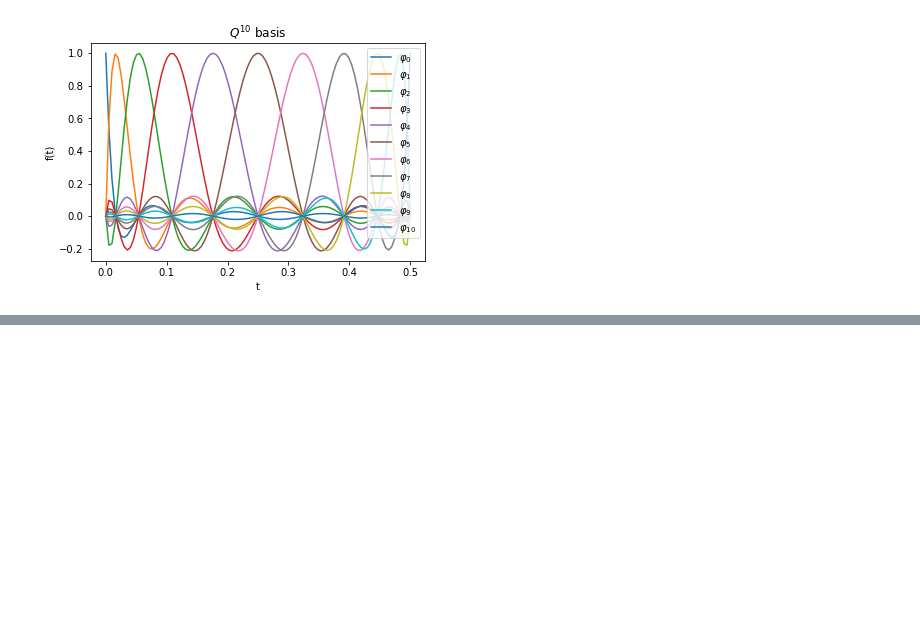
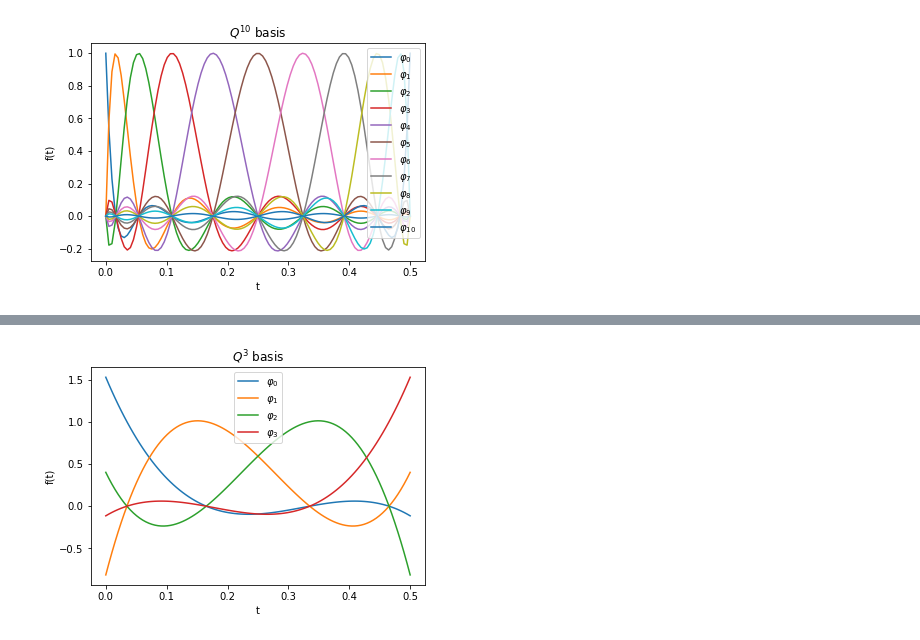
Before and after one commit to mathmerizing/PhD_SupplementaryMaterial, a Jupyter notebook: Time_FEM/Galerkin_OneElement.ipynb, the cells around one changed output, grey strips where cells are left out. Saved outputs shown, nothing was run; the diff lists cells and outputs as text; code cells hidden in the pictures; blank space fills up the shorter version.

```diff
--- a/Time_FEM/GaussLobatto_OneElement.ipynb
+++ b/Time_FEM/Galerkin_OneElement.ipynb
@@ -472,0 +493,11 @@ $\displaystyle M_k = \frac{k}{84} \begin{pmatrix}84 & 0 & 0 & 0\\\sqrt{5} & 30 &
+# %%
+roots = [
+    -sqrt(Rational(3,7) + Rational(2,7)*sqrt(Rational(6,5))),
+    -sqrt(Rational(3,7) - Rational(2,7)*sqrt(Rational(6,5))),
+     sqrt(Rational(3,7) - Rational(2,7)*sqrt(Rational(6,5))),
+     sqrt(Rational(3,7) + Rational(2,7)*sqrt(Rational(6,5))),
+]
+φ[3] = compute_basis_functions(transform_roots(roots))
+plot_basis(basis=φ[3], title=r"$Q^3$ basis")
+# %% [output]
+[figure, added]
```
Also changed, not shown: parts of 24 cells of this notebook.
